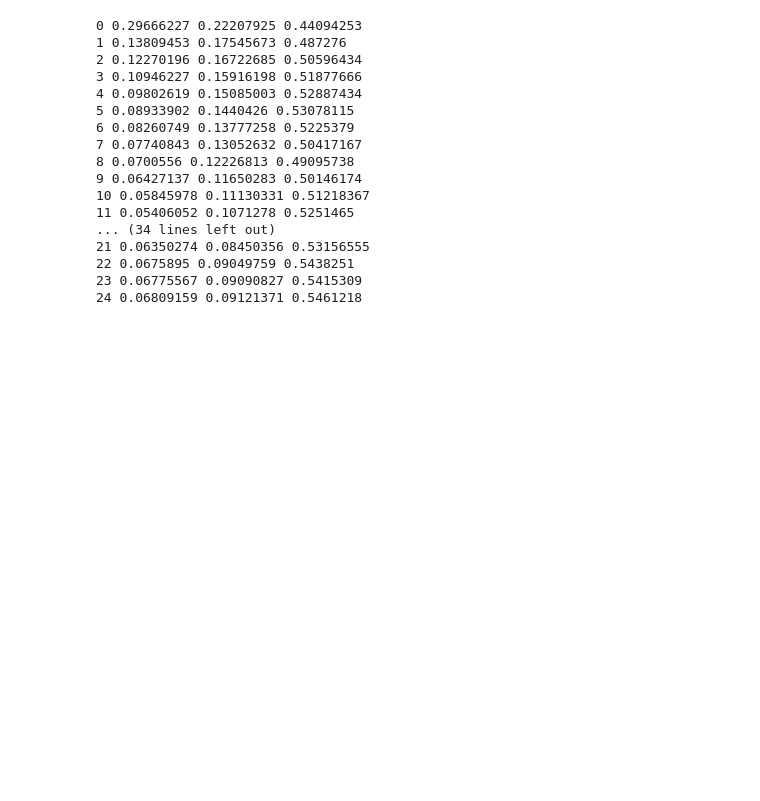
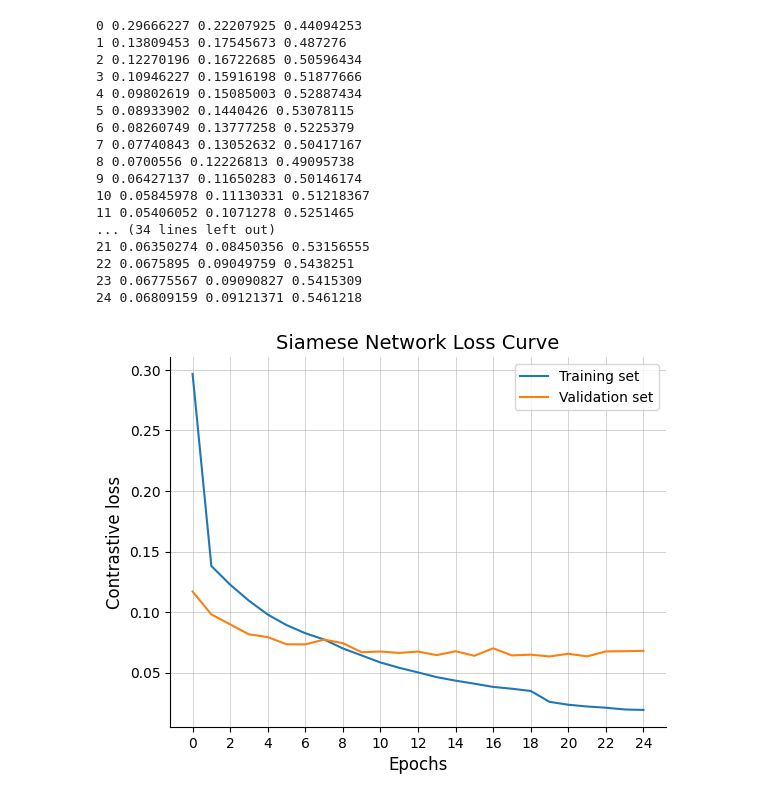
Before and after one commit to Lisa-dk/self-supervised-htr, a Jupyter notebook: siamese_src/plot_loss.ipynb, the cells around one changed output. Saved outputs shown, nothing was run; the diff lists cells and outputs as text; code cells hidden in the pictures; blank space fills up the shorter version.

```diff
--- a/siamese_src/plot_loss.ipynb
+++ b/siamese_src/plot_loss.ipynb
@@ -51,4 +51,20 @@ epochs, valid_losses, valid_pos, valid_neg = read_eval_losses(eval)
 22 0.0675895 0.09049759 0.5438251
 23 0.06775567 0.09090827 0.5415309
 24 0.06809159 0.09121371 0.5461218
+# %%
+plt.plot(epochs, train_losses, label="Training set")
+plt.plot(epochs, valid_losses, label="Validation set")
+plt.xlabel("Epochs", fontsize=12)
+plt.ylabel("Contrastive loss", fontsize=12)
+plt.title("Siamese Network Loss Curve", fontsize=14)
+plt.xticks(np.arange(0, 26, step=2))
+axarr = plt.gca()
+axarr.grid(linewidth=0.4)
+axarr.spines['top'].set_visible(False)
+axarr.spines['right'].set_visible(False)
+plt.legend()
+plt.savefig( "./saved_losses/all_data/results/-resnet34-RMS/resnet34-losses.png", dpi=300, bbox_inches="tight")
+plt.show()
+# %% [output]
+[figure, added]
 # %%
```
Also changed, not shown: parts of 3 cells of this notebook, 29 other files.
